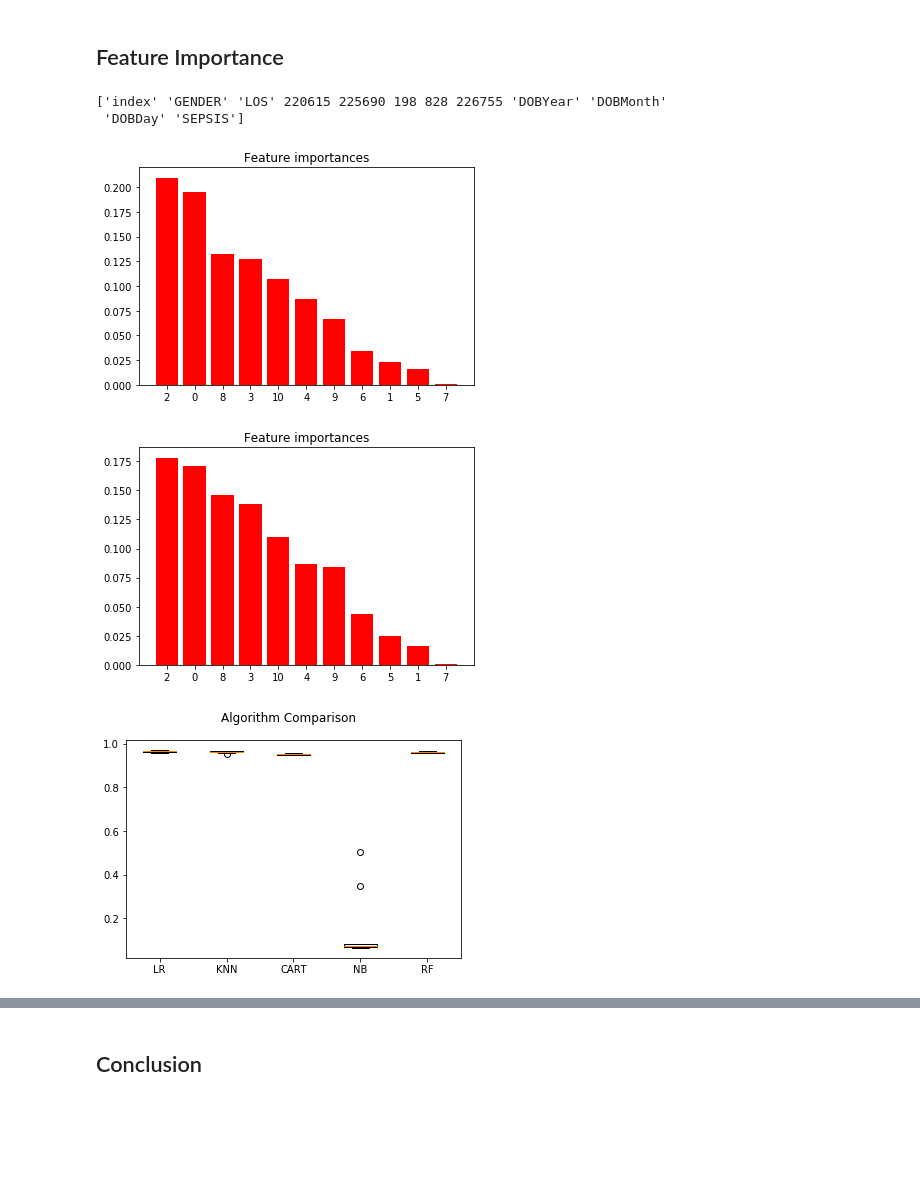
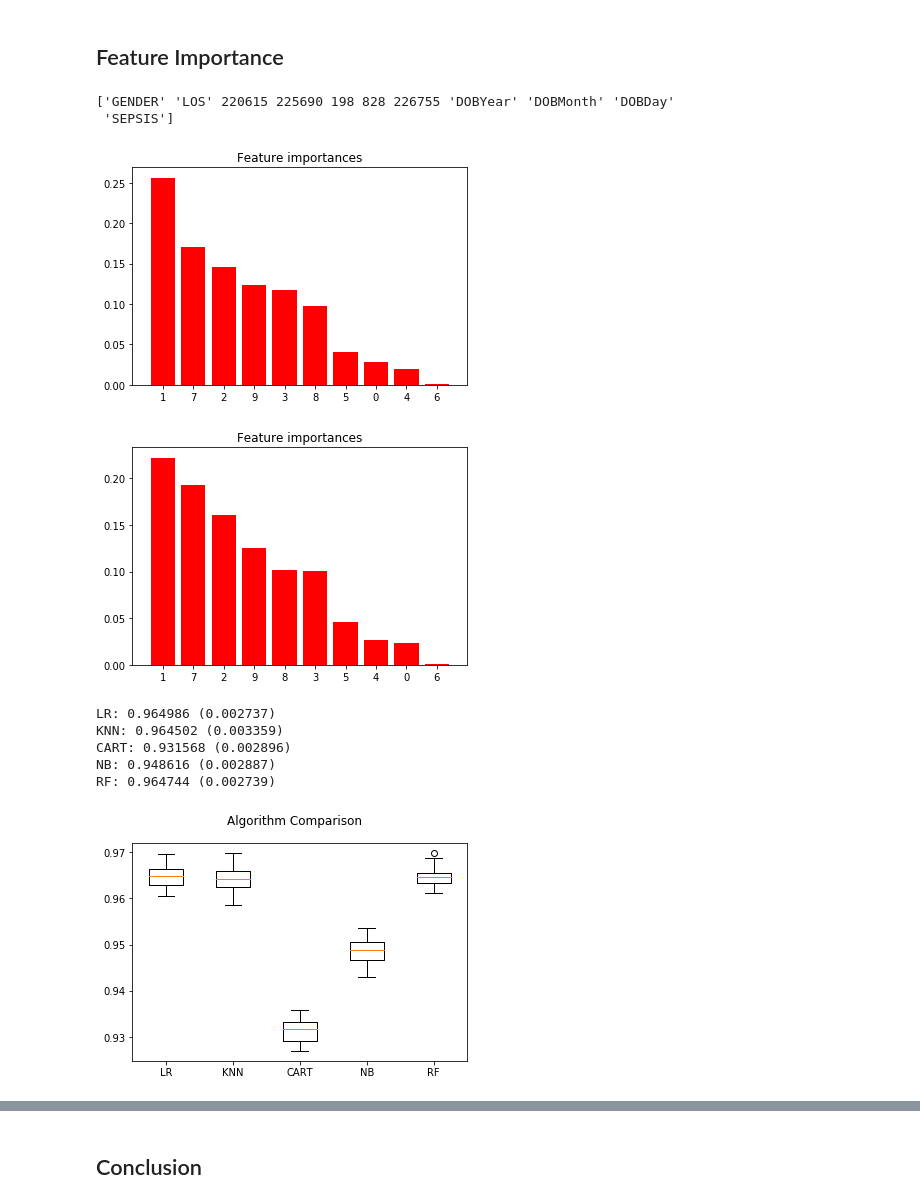
Before and after one commit to TCSS-555-Machine-Learning/Project-3-Sepsis, a Jupyter notebook: Sepsis.ipynb, the cells around one changed output, grey strips where cells are left out. Cells and saved outputs as stored; diff of their text form; code cells hidden in the pictures; blank space fills up the shorter version.

```diff
--- a/Sepsis.ipynb
+++ b/Sepsis.ipynb
@@ -226,42 +230,44 @@ scoring = 'accuracy'
 
 # Spot Check Algorithms
 models = []
-# models.append(('LR', LogisticRegression())) <== no feature importance
-# models.append(('KNN', KNeighborsClassifier())) <== no feature importance
+models.append(('LR', LogisticRegression())) # <== no feature importance
+models.append(('KNN', KNeighborsClassifier())) # <== no feature importance
 models.append(('CART', DecisionTreeClassifier()))
-# models.append(('NB', GaussianNB()))   <== no feature importance
+models.append(('NB', GaussianNB()))   # <== no feature importance
 models.append(('RF', RandomForestClassifier()))
+
+featureImportanceModels = [DecisionTreeClassifier(), RandomForestClassifier()]
 # %% [markdown]
 ## Feature Importance
 # %%
 # Split-out validation dataset
 col = len(master.columns) - 1
 array = master.values   #numpy array
 X = array[:,0:col]# first N columns
 Y = array[:,col]  # SEPSIS column
 
 print(master.columns.values)
 
 validation_size = 0.20
 seed = 7
 X_train, X_validation, Y_train, Y_validation = model_selection.train_test_split(X, Y, test_size=validation_size, random_state=seed)
 
-for name, clf in models:
+for clf in featureImportanceModels:
     clf.fit(X, Y)
     importances = clf.feature_importances_
     indices = np.argsort(importances)[::-1]
 
     plt.figure()
     plt.title("Feature importances")
     plt.bar(range(X.shape[1]), importances[indices], color="r", align="center")
     plt.xticks(range(X.shape[1]), indices)
     plt.xlim([-1, X.shape[1]])
     plt.show()
 # %% [output]
-['index' 'GENDER' 'LOS' 220615 225690 198 828 226755 'DOBYear' 'DOBMonth'
- 'DOBDay' 'SEPSIS']
+['GENDER' 'LOS' 220615 225690 198 828 226755 'DOBYear' 'DOBMonth' 'DOBDay'
+ 'SEPSIS']
-[figure, old version]
+[figure, new version]
-[figure, old version]
+[figure, new version]
 # %%
 # evaluate each model in turn
 results = []
@@ -273,6 +279,12 @@ for name, model in models:
     names.append(name)
     msg = "%s: %f (%f)" % (name, cv_results.mean(), cv_results.std())
     print(msg)
+# %% [output]
+LR: 0.964986 (0.002737)
+KNN: 0.964502 (0.003359)
+CART: 0.931568 (0.002896)
+NB: 0.948616 (0.002887)
+RF: 0.964744 (0.002739)
 # %%
 # Compare Algorithms
 fig = plt.figure()
@@ -282,7 +294,7 @@ plt.boxplot(results)
 ax.set_xticklabels(names)
 plt.show()
 # %% [output]
-[figure, old version]
+[figure, new version]
 # %%
 # Make predictions on validation dataset
 
```
Also changed, not shown: parts of 4 cells of this notebook.
